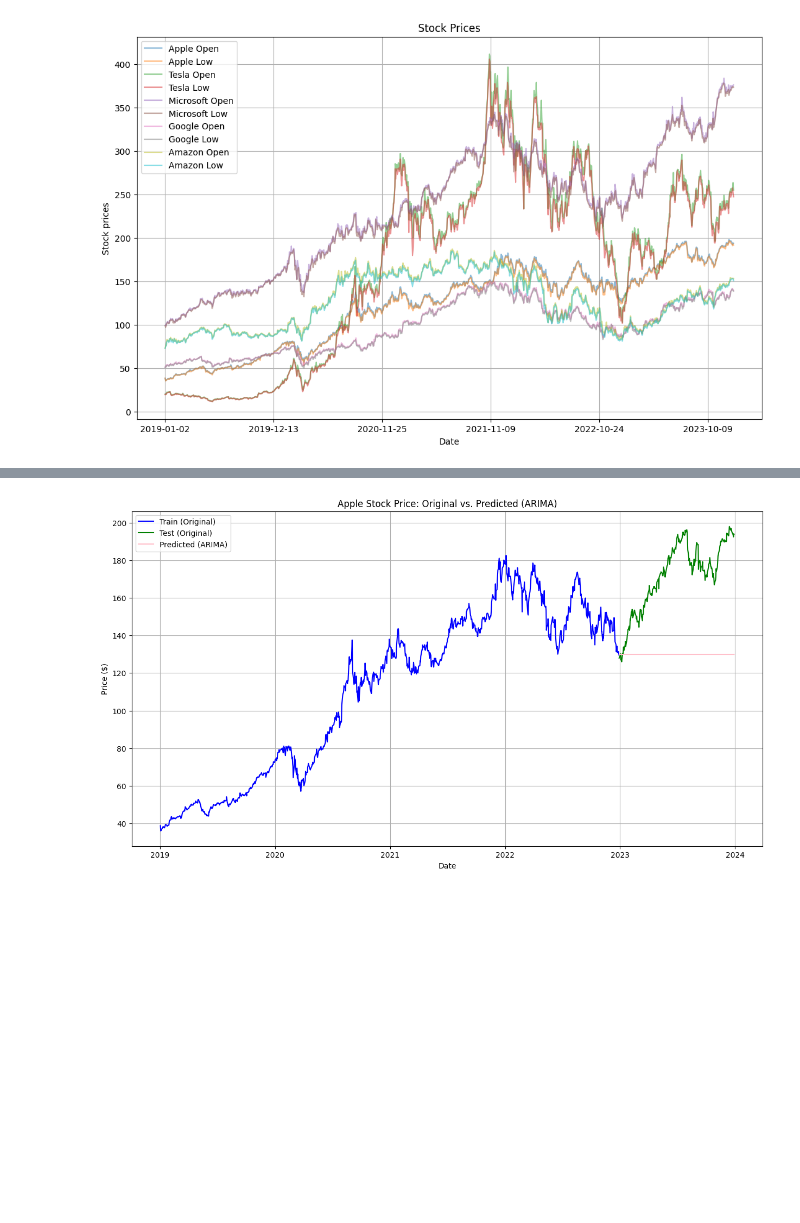
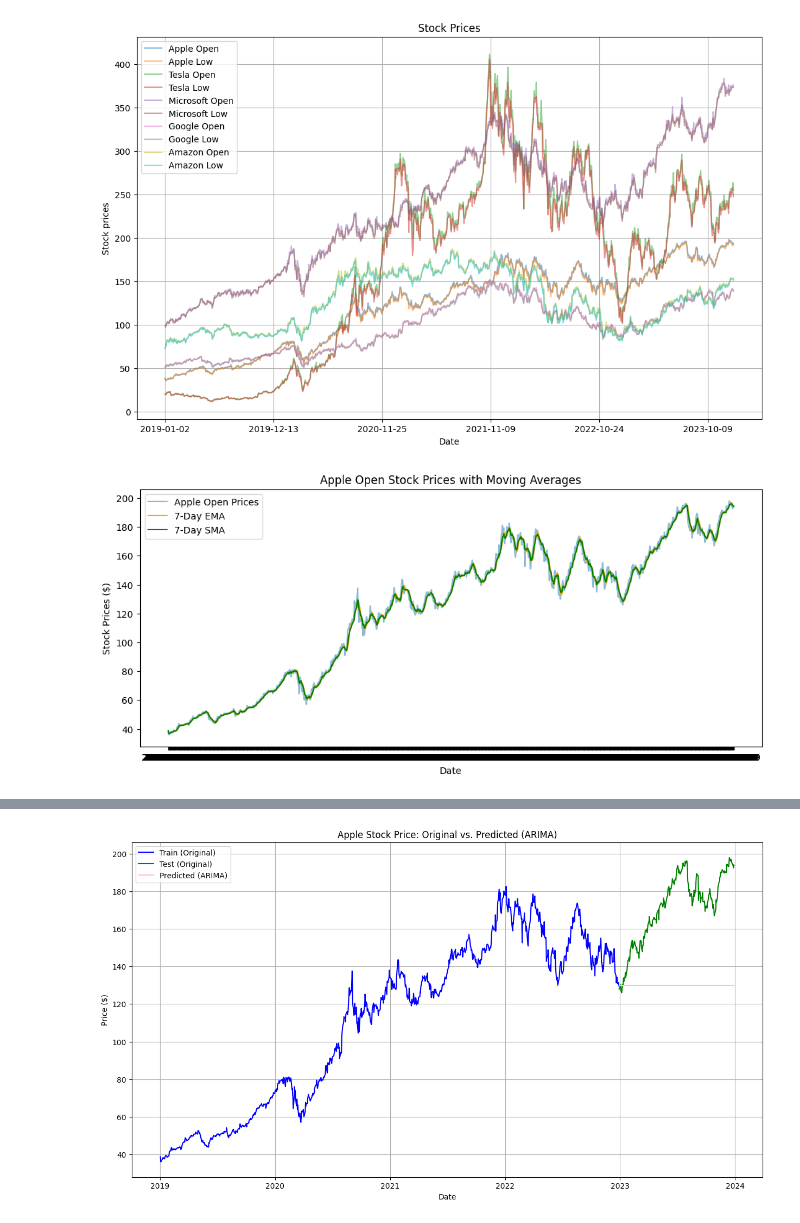
Before and after one commit to hongdaoyang512-bit/Stock_Analysis, a Jupyter notebook: Stock_Market_Prediction(3).ipynb, the cells around one changed output, grey strips where cells are left out. Cells and saved outputs as stored; diff of their text form; code cells hidden in the pictures; blank space fills up the shorter version.

```diff
--- a/Stock_Market_Prediction(3).ipynb
+++ b/Stock_Market_Prediction(3).ipynb
@@ -159,3 +159,18 @@ plt.grid(True)
 plt.show()
 # %% [output]
 [figure]
+# %%
+#EMA and SMA
+apple_data['Open_EMA'] = apple_data['Open'].ewm(span=7).mean()
+apple_data['Open_SMA'] = apple_data['Open'].rolling(7).mean()
+plt.figure(figsize=(12, 5))
+plt.plot(apple_data["Date"], apple_data['Open'], label="Apple Open Prices", alpha=0.5)
+plt.plot(apple_data["Date"], apple_data['Open_SMA'], color = 'Orange', label="7-Day EMA")
+plt.plot(apple_data["Date"], apple_data['Open_EMA'], color = 'Green', label="7-Day SMA")
+plt.title("Apple Open Stock Prices with Moving Averages")
+plt.xlabel("Date")
+plt.ylabel("Stock Prices ($)")
+plt.legend()
+plt.show()
+# %% [output]
+[figure, added]
```
Also changed, not shown: parts of 6 cells of this notebook.
